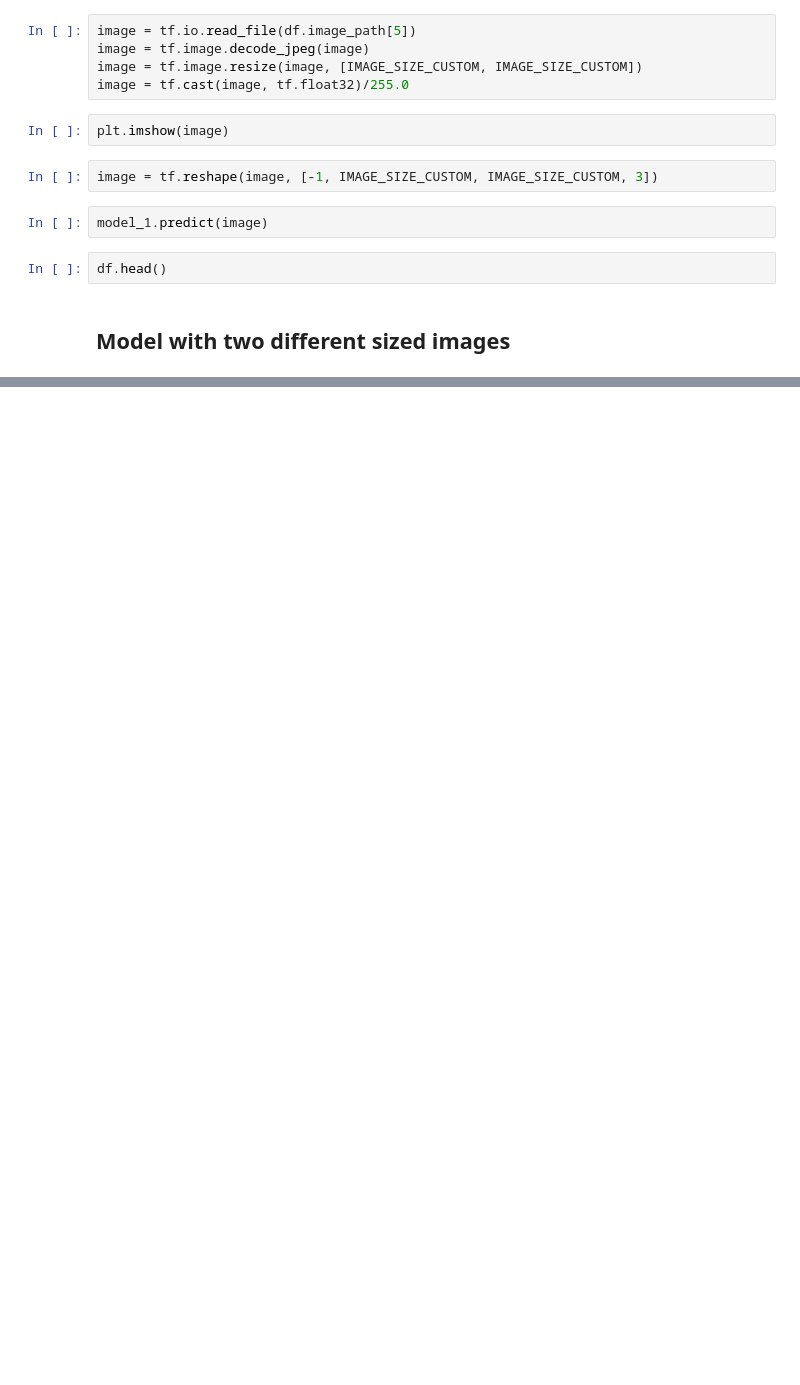
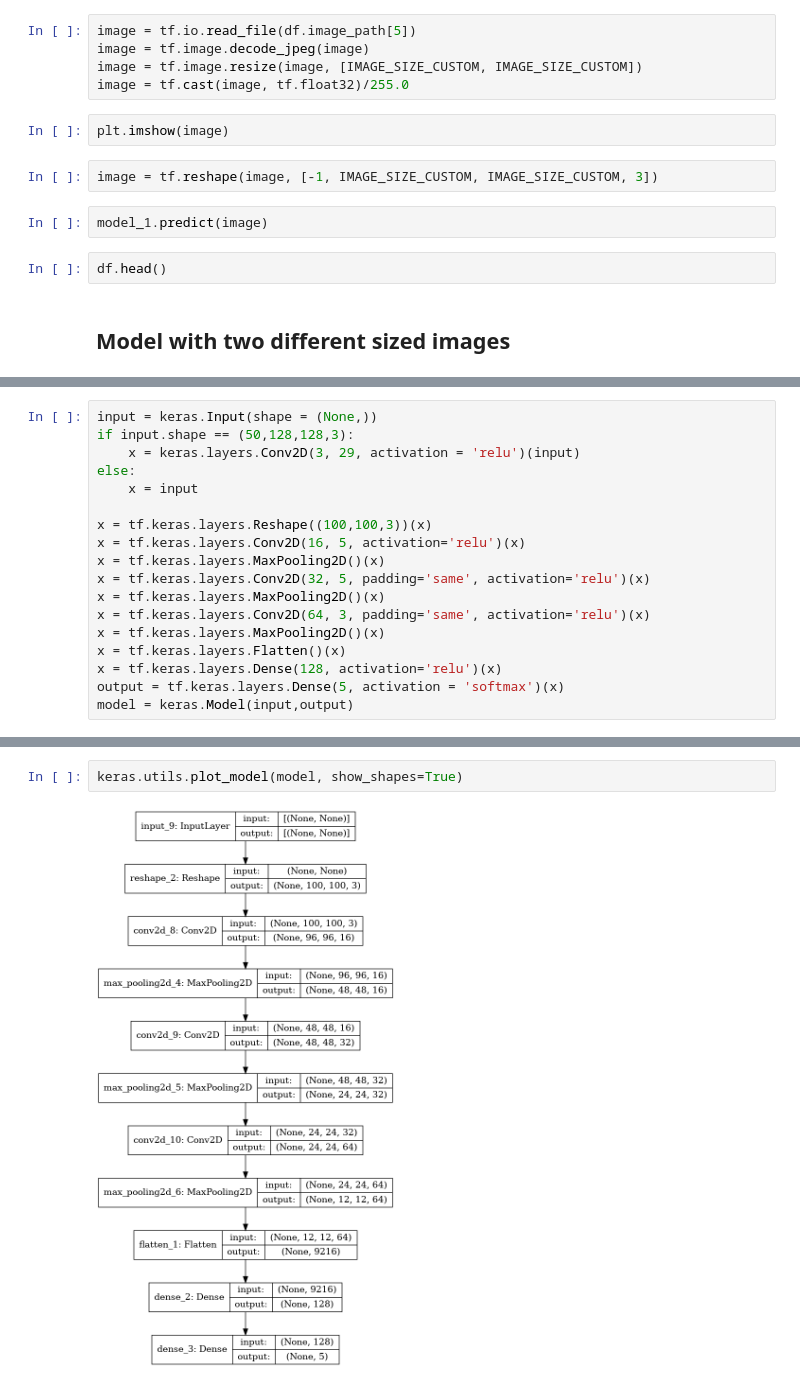
Before and after one commit to piyumaha12/Happy_Whale_Kaggle, a Jupyter notebook: happy-whale-on-reduced-size-image.ipynb, the cells around one changed output, grey strips where cells are left out. Drawn from its saved outputs; the diff is of its cells as text; blank space fills up the shorter version.

Commit message:
Kaggle Notebook | Happy Whale on reduced size image | Version 7

```diff
--- a/happy-whale-on-reduced-size-image.ipynb
+++ b/happy-whale-on-reduced-size-image.ipynb
@@ -332,0 +323,18 @@ ValueError: Please provide to Input a `shape` or a `tensor` or a `type_spec` arg
+# %%
+input = keras.Input(shape = (None,))
+if input.shape == (50,128,128,3):
+    x = keras.layers.Conv2D(3, 29, activation = 'relu')(input)
+else:
+    x = input
+
+x = tf.keras.layers.Reshape((100,100,3))(x)
+x = tf.keras.layers.Conv2D(16, 5, activation='relu')(x)
+x = tf.keras.layers.MaxPooling2D()(x)
+x = tf.keras.layers.Conv2D(32, 5, padding='same', activation='relu')(x)
+x = tf.keras.layers.MaxPooling2D()(x)
+x = tf.keras.layers.Conv2D(64, 3, padding='same', activation='relu')(x)
+x = tf.keras.layers.MaxPooling2D()(x)
+x = tf.keras.layers.Flatten()(x)
+x = tf.keras.layers.Dense(128, activation='relu')(x)
+output = tf.keras.layers.Dense(5, activation = 'softmax')(x)
+model = keras.Model(input,output)
@@ -332,0 +361,4 @@ ValueError: Please provide to Input a `shape` or a `tensor` or a `type_spec` arg
+# %%
+keras.utils.plot_model(model, show_shapes=True)
+# %% [output]
+[figure, added]
```
Also changed, not shown: parts of 2 cells of this notebook.
